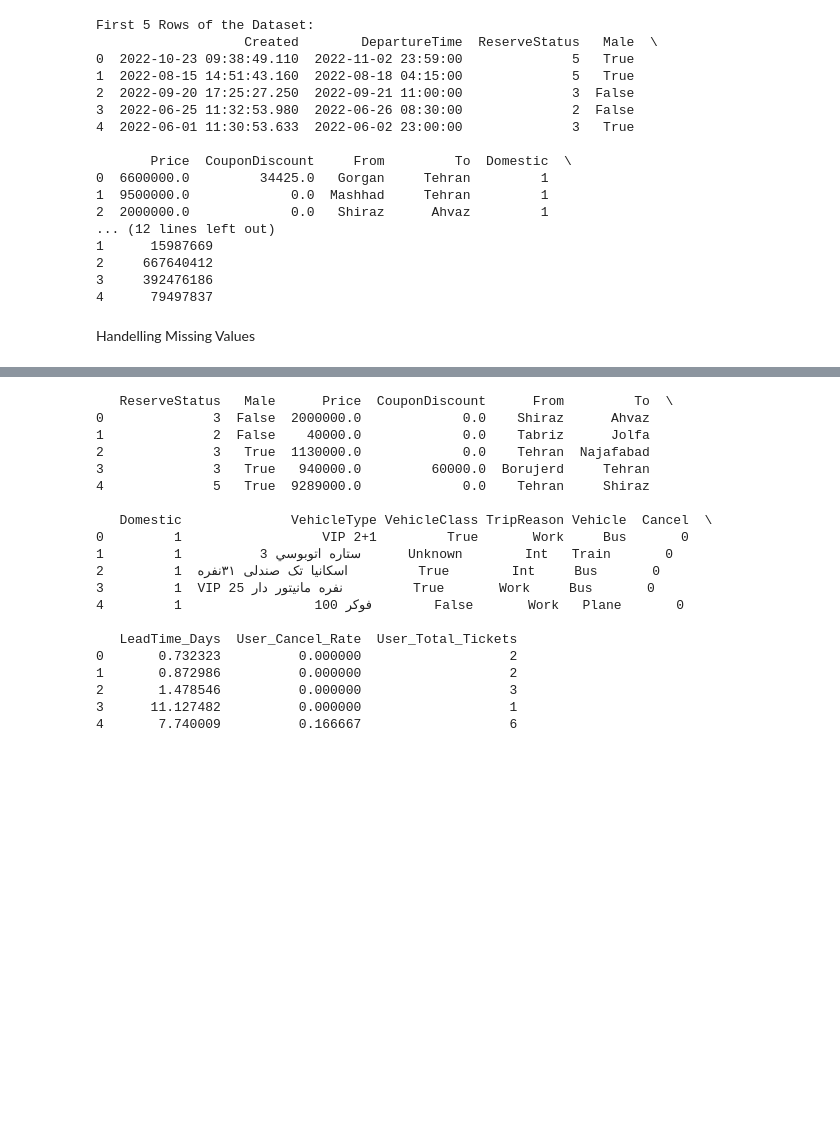
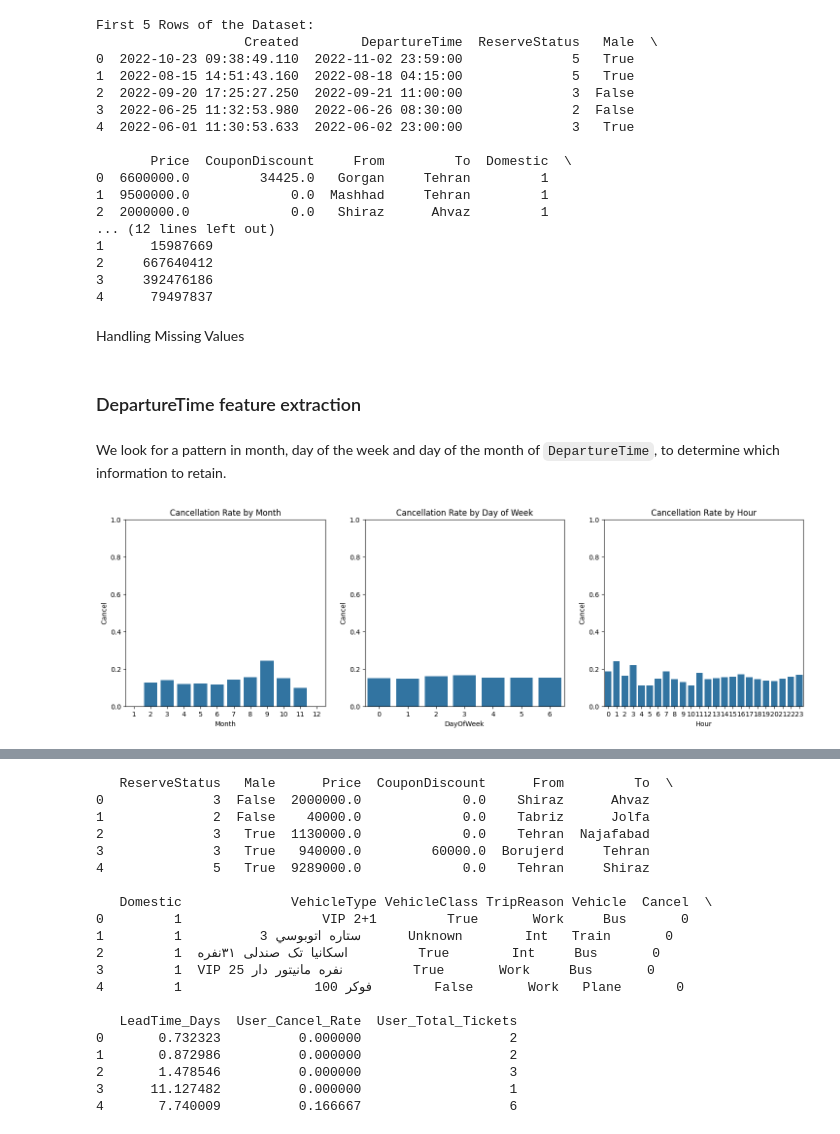
Before and after one commit to silviacalabretta/statistical-methods-project, a Jupyter notebook: notebooks/01_data_exploration.ipynb, the cells around one changed output, grey strips where cells are left out. Saved outputs shown, nothing was run; the diff lists cells and outputs as text; code cells hidden in the pictures; blank space fills up the shorter version.

Commit message:
departureTime feature extraction

```diff
--- a/notebooks/01_data_exploration.ipynb
+++ b/notebooks/01_data_exploration.ipynb
@@ -477,7 +483,7 @@ First 5 Rows of the Dataset:
 3     392476186
 4      79497837
 # %% [markdown]
-Handelling Missing Values
+Handling Missing Values
 # %%
 # VehicleType: Small missing %,  drop those rows
 data = data.dropna(subset=['VehicleType'])
@@ -493,7 +499,7 @@ data['DepartureTime'] = pd.to_datetime(data['DepartureTime'])
 data['LeadTime_Days'] = (data['DepartureTime'] - data['Created']).dt.total_seconds() / 86400
 
 # drop the original date columns
-data = data.drop(columns=['Created', 'DepartureTime'])
+data = data.drop(columns=['Created'])
 
 # We want to know: "Is this user a high-risk person?"
 # We calculate the mean cancellation rate for each NationalCode
@@ -505,3 +511,34 @@ data = data.merge(user_stats, on='NationalCode', how='left')
 
 # NOW, we drop the NationalCode. The model will look at 'User_Cancel_Rate' instead.
 data = data.drop(columns=['NationalCode'])
+# %% [markdown]
+### DepartureTime feature extraction
+# %% [markdown]
+We look for a pattern in month, day of the week and day of the month of `DepartureTime`, to determine which information to retain.
+# %%
+# Extract DepartureTime features
+data['Month'] = data['DepartureTime'].dt.month
+data['DayOfWeek'] = data['DepartureTime'].dt.dayofweek
+data['Hour'] = data['DepartureTime'].dt.hour
+
+# Plot Cancel Rate vs Feature
+fig, axes = plt.subplots(1, 3, figsize=(18, 5))
+
+# Plot Month
+sns.barplot(x='Month', y='Cancel', data=data, ax=axes[0], errorbar=None)
+axes[0].set_title('Cancellation Rate by Month')
+axes[0].set_ylim(0, 1) # Fix y-axis to see true scale
+
+# Plot Day of Week
+sns.barplot(x='DayOfWeek', y='Cancel', data=data, ax=axes[1], errorbar=None)
+axes[1].set_title('Cancellation Rate by Day of Week')
+axes[1].set_ylim(0, 1)
+
+# Plot Hour
+sns.barplot(x='Hour', y='Cancel', data=data, ax=axes[2], errorbar=None)
+axes[2].set_title('Cancellation Rate by Hour')
+axes[2].set_ylim(0, 1)
+
+plt.show()
+# %% [output]
+[figure, added]
```
Also changed, not shown: parts of 8 cells of this notebook, 1 other file.
